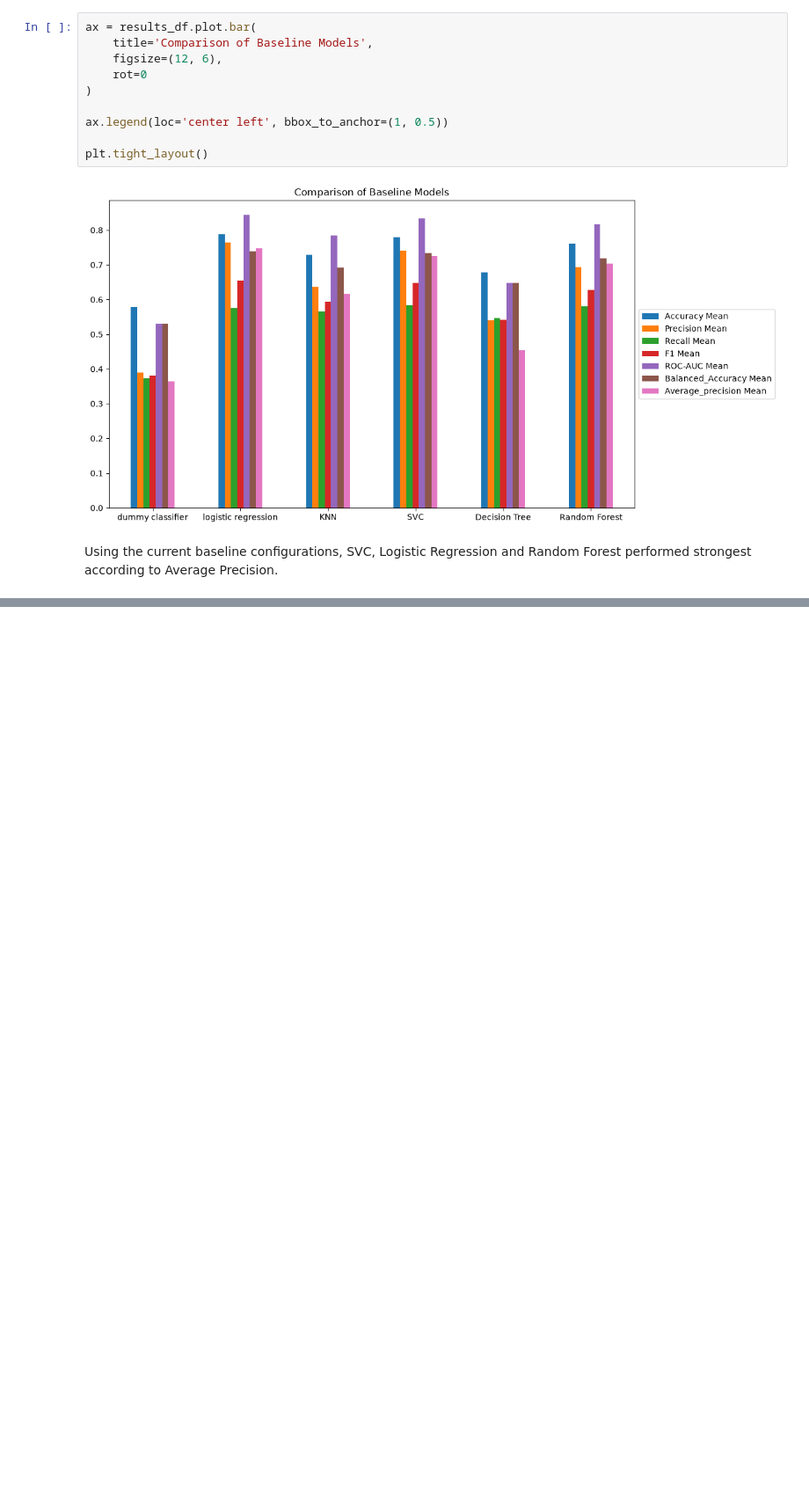
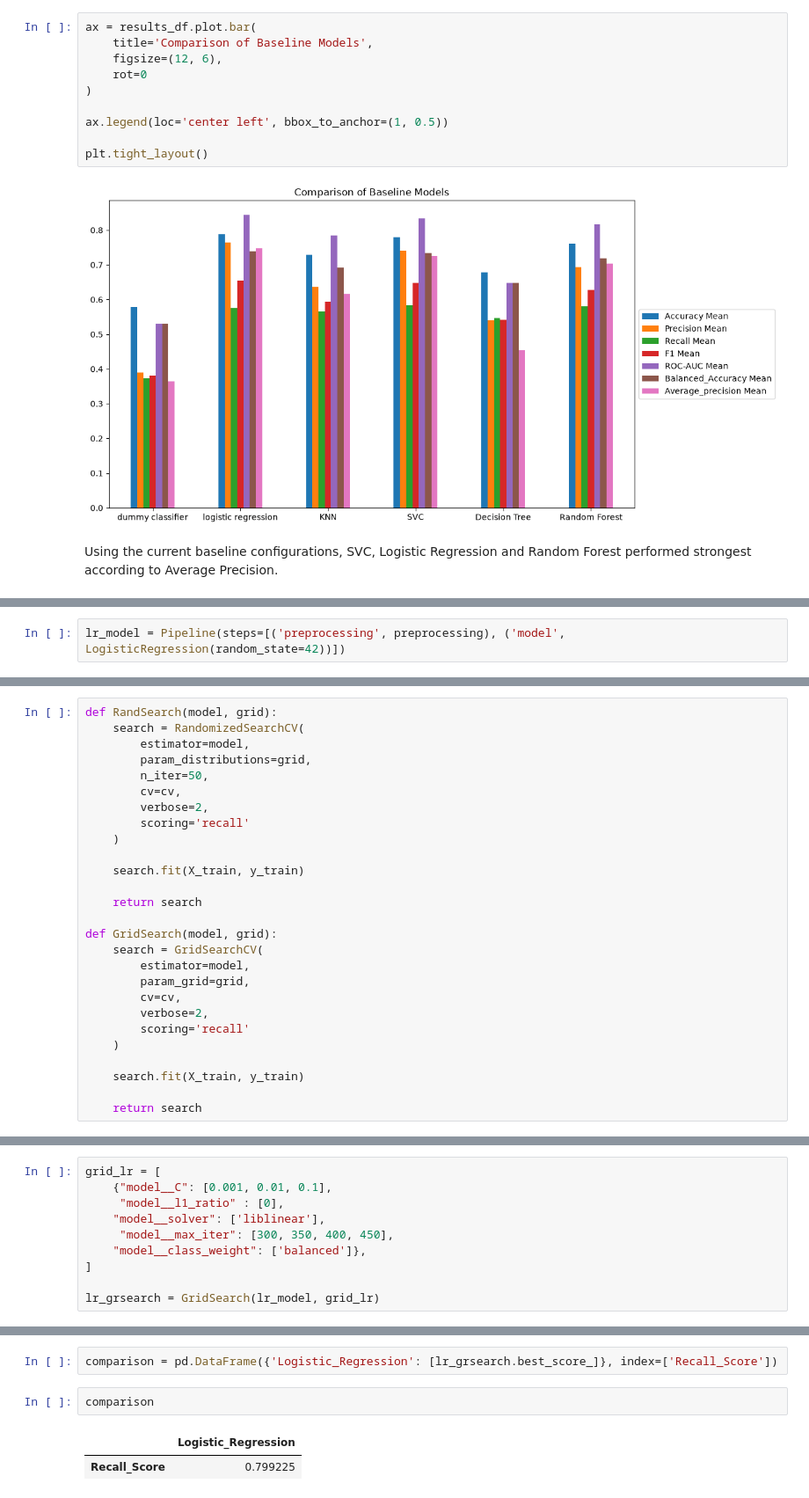
Before and after one commit to abdulazeemsodimu/diabetes_prediction, a Jupyter notebook: notebooks/modelling v2.ipynb, the cells around one changed output, grey strips where cells are left out. Shown at 88% size. Cells and saved outputs as stored; diff of their text form; blank space fills up the shorter version.

Commit message:
Hyperparameter tuning of LogisticRegression

```diff
--- a/notebooks/modelling v2.ipynb
+++ b/notebooks/modelling v2.ipynb
@@ -221,0 +226,2 @@ Using the current baseline configurations, SVC, Logistic Regression and Random F
+# %%
+lr_model = Pipeline(steps=[('preprocessing', preprocessing), ('model', LogisticRegression(random_state=42))])
@@ -221,0 +242,27 @@ Using the current baseline configurations, SVC, Logistic Regression and Random F
+# %%
+def RandSearch(model, grid):
+    search = RandomizedSearchCV(
+        estimator=model,
+        param_distributions=grid,
+        n_iter=50,
+        cv=cv,
+        verbose=2,
+        scoring='recall'
+    )
+
+    search.fit(X_train, y_train)
+
+    return search
+
+def GridSearch(model, grid):
+    search = GridSearchCV(
+        estimator=model,
+        param_grid=grid,
+        cv=cv,
+        verbose=2,
+        scoring='recall'
+    )
+
+    search.fit(X_train, y_train)
+
+    return search
@@ -221,0 +382,10 @@ Using the current baseline configurations, SVC, Logistic Regression and Random F
+# %%
+grid_lr = [
+    {"model__C": [0.001, 0.01, 0.1],
+     "model__l1_ratio" : [0],
+    "model__solver": ['liblinear'],
+     "model__max_iter": [300, 350, 400, 450],
+    "model__class_weight": ['balanced']},
+]
+
+lr_grsearch = GridSearch(lr_model, grid_lr)
@@ -221,0 +422,7 @@ Using the current baseline configurations, SVC, Logistic Regression and Random F
+# %%
+comparison = pd.DataFrame({'Logistic_Regression': [lr_grsearch.best_score_]}, index=['Recall_Score'])
+# %%
+comparison
+# %% [output]
+|  | Logistic_Regression |
+| Recall_Score | 0.799225 |
```
Also changed, not shown: parts of 11 cells of this notebook.
